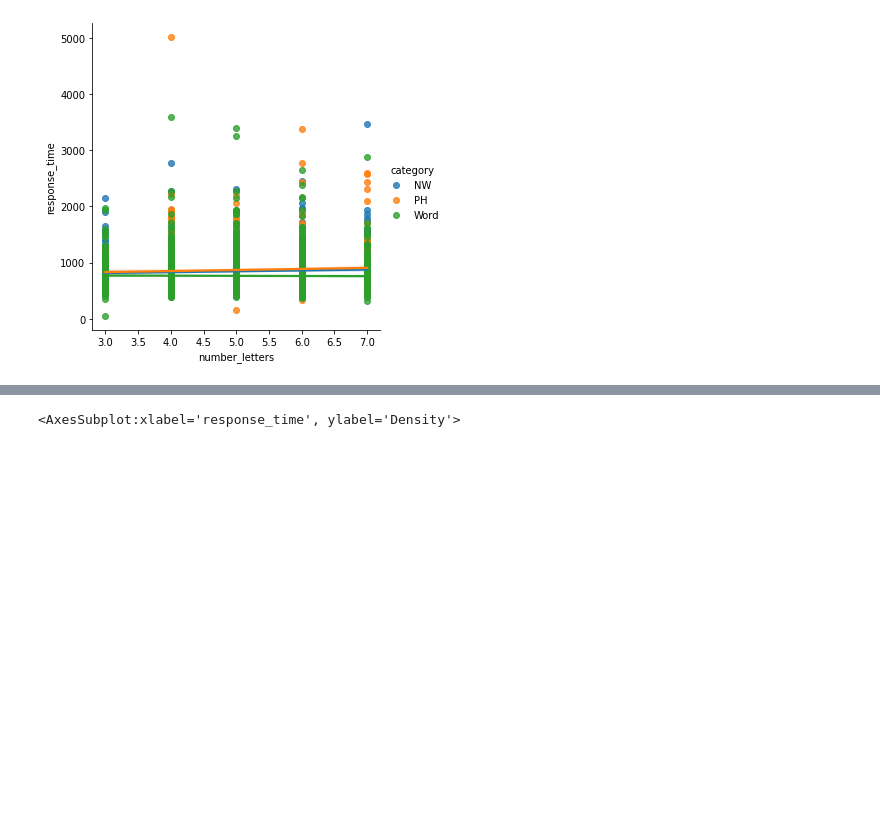
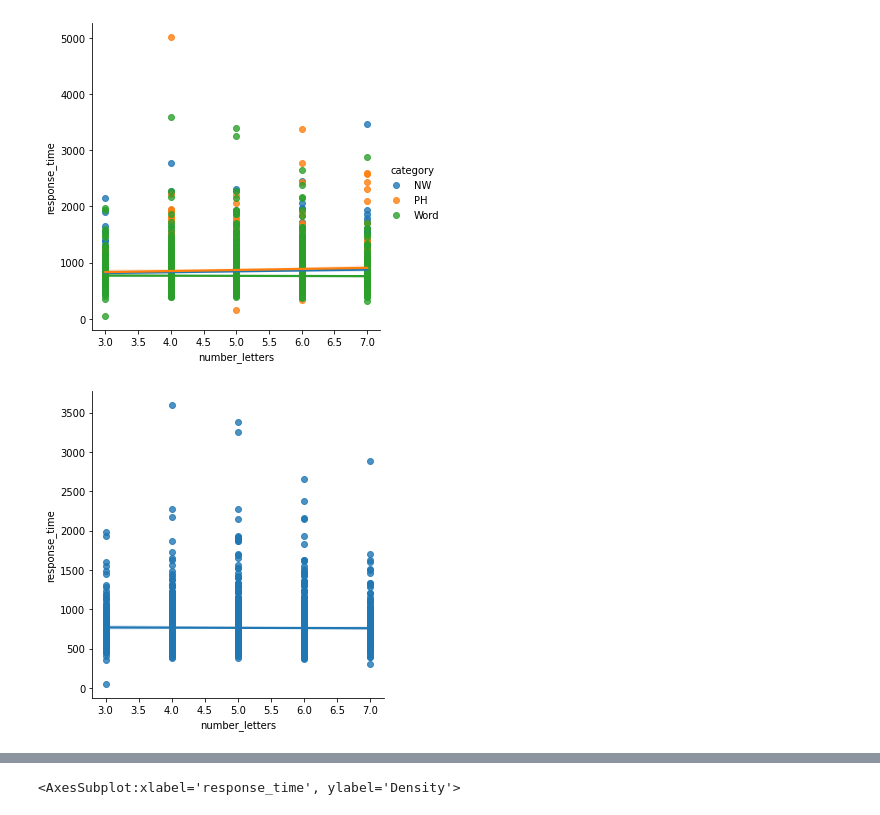
Before and after one commit to ethanweed/ExPsyLing, a Jupyter notebook: 2022/Notebooks/Live-coding/Lab5-livecoding-scrapbook.ipynb, the cells around one changed output, grey strips where cells are left out. Drawn from its saved outputs; the diff is of its cells as text; code cells hidden in the pictures; blank space fills up the shorter version.

```diff
--- a/2022/Notebooks/Live-coding/Lab5-livecoding-scrapbook.ipynb
+++ b/2022/Notebooks/Live-coding/Lab5-livecoding-scrapbook.ipynb
@@ -101,3 +101,7 @@ sns.regplot(x = 'number_letters', y = 'response_time', data = data)
 ax = sns.lmplot(x = 'number_letters', y = 'response_time', hue = 'category', data = data)
 # %% [output]
 [figure]
+# %%
+ax = sns.lmplot(x = 'number_letters', y = 'response_time', data = data.loc[data['category'] == 'Word'])
+# %% [output]
+[figure, added]
```
Also changed, not shown: parts of 10 cells of this notebook, 5 other files.
